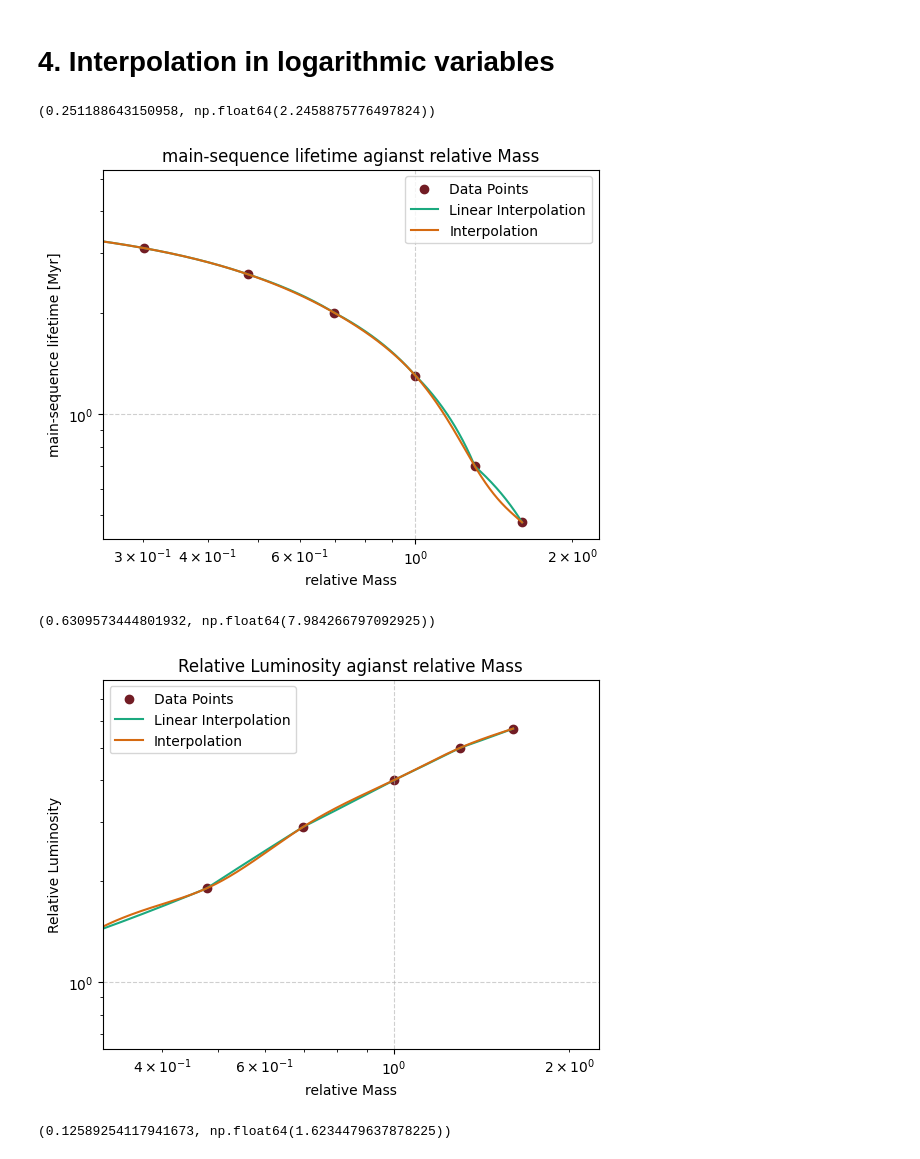
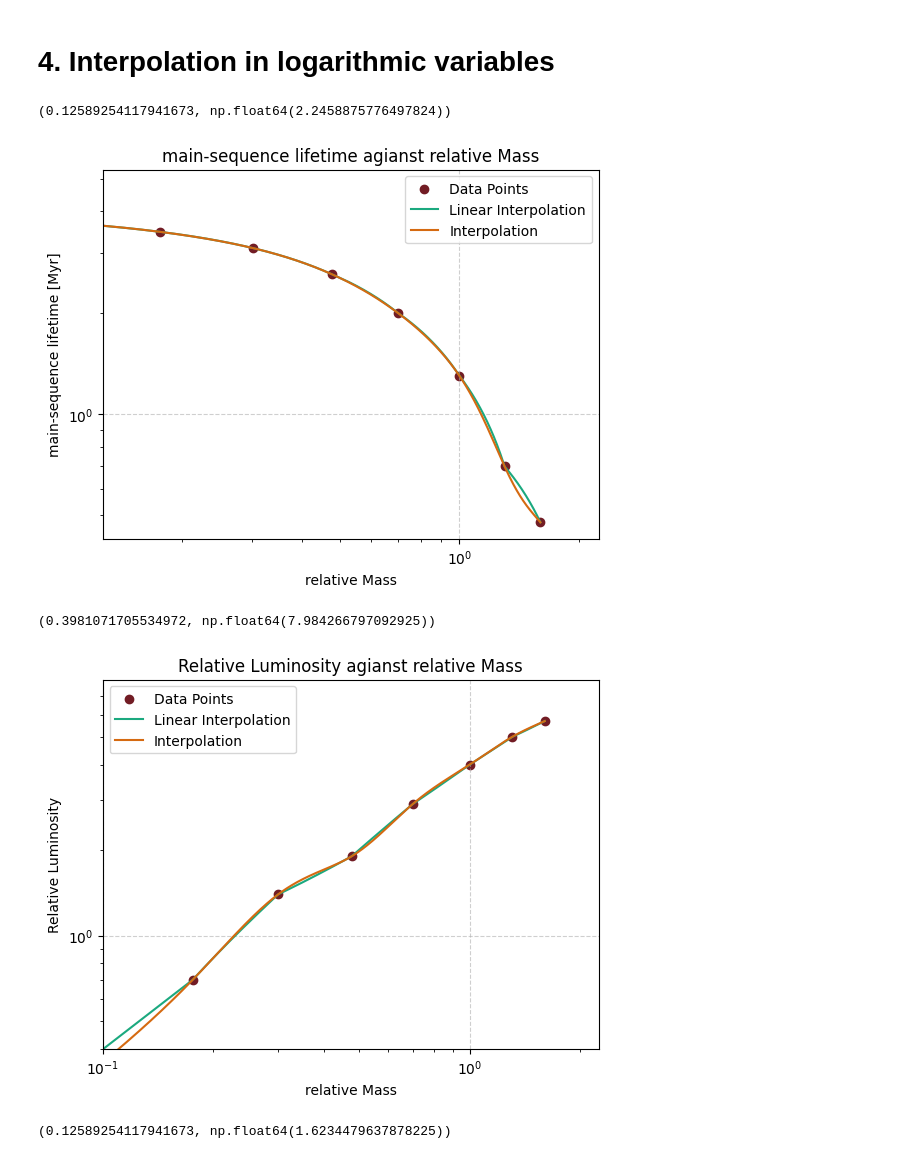
Before and after one commit to FinnZeumer/Introduction-to-Computational-Physics, a Jupyter notebook: Homework_2.ipynb, the cells around one changed output. Saved outputs shown, nothing was run; the diff lists cells and outputs as text; code cells hidden in the pictures.

```diff
--- a/Homework_2.ipynb
+++ b/Homework_2.ipynb
@@ -510,31 +510,31 @@ log_temp = np.log10(temp)
 # %%
 # Plotting the data with interpolation
 reselution = np.linspace(log_MM[0], log_MM[-1], 1000)
 
 # Plot 1: taug agianst M
 # Data Points
 plt.scatter(log_MM, log_tau, label='Data Points', color = pap.Colors.WINE_RED)
 
 #linear Interpolation
 plt.plot(reselution,
          linear_interpolation(log_MM, log_tau, reselution),
          label='Linear Interpolation')
 
 # Spline
 spline_1 = natural_cubic_spline(log_MM, log_tau)
 
 y_1 = spline_1(reselution)
 plt.plot(reselution, y_1, label='Interpolation')
 
 plt.loglog()
 plt.legend()
 plt.title('main-sequence lifetime agianst relative Mass')
 plt.xlabel('relative Mass')
 plt.ylabel('main-sequence lifetime [Myr]')
-plt.xlim(10**-0.6)
+plt.xlim(10**-0.9)
 # %% [output]
-(0.251188643150958, np.float64(2.2458875776497824))
+(0.12589254117941673, np.float64(2.2458875776497824))
-[figure, old version]
+[figure, new version]
 # %%
 # Plot 2: L agianst M
 # Data Points
@@ -556,11 +556,11 @@ plt.legend()
 plt.title('Relative Luminosity agianst relative Mass')
 plt.xlabel('relative Mass')
 plt.ylabel('Relative Luminosity')
-plt.xlim(10**-0.5)
-plt.ylim(10**-0.2)
+plt.xlim(10**-1)
+plt.ylim(10**-0.4)
 # %% [output]
-(0.6309573444801932, np.float64(7.984266797092925))
+(0.3981071705534972, np.float64(7.984266797092925))
-[figure, old version]
+[figure, new version]
 # %%
 # Plot 3: R agianst M
 # Data Points
```
Also changed, not shown: parts of 10 cells of this notebook.
